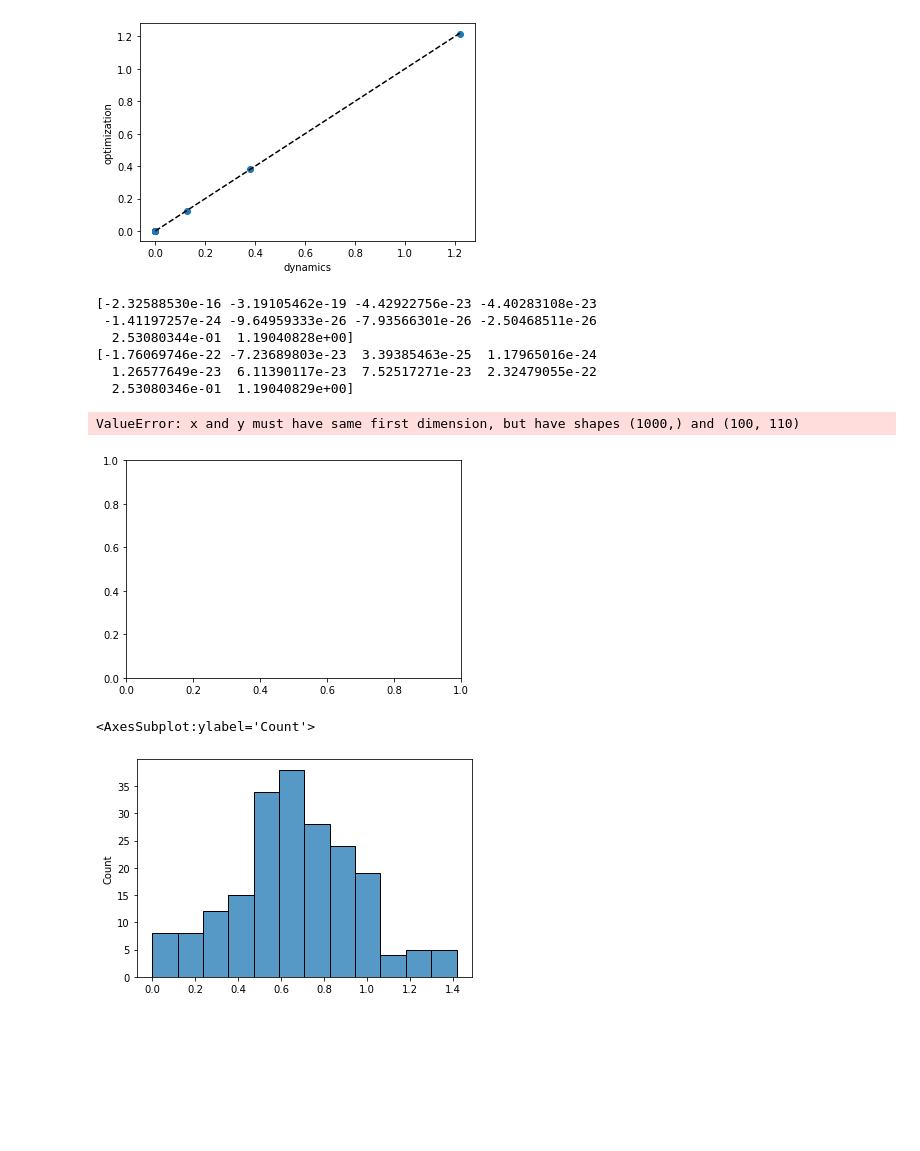
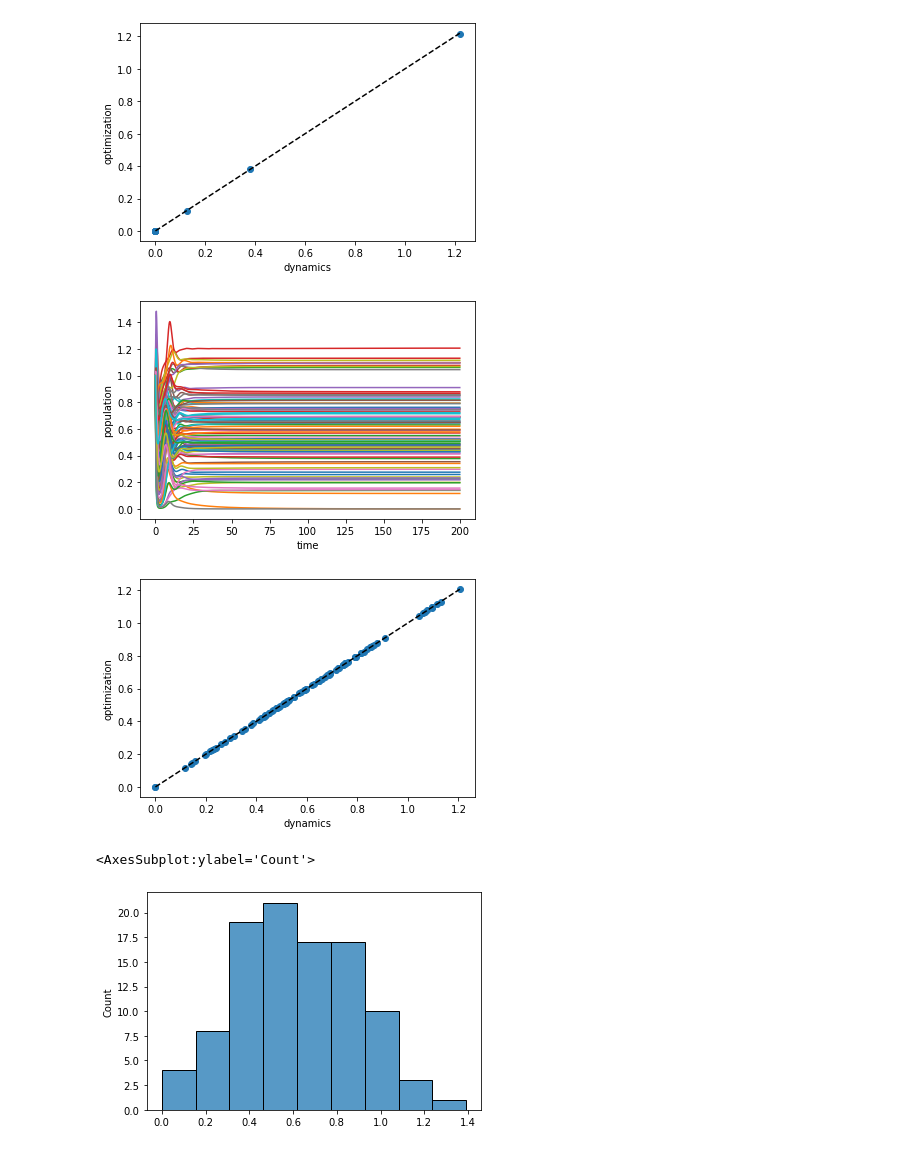
Before and after one commit to fengzhijie88/resource_consumer, a Jupyter notebook: 3 layers resource consumer model.ipynb, the cells around one changed output. Drawn from its saved outputs; the diff is of its cells as text; code cells hidden in the pictures; blank space fills up the shorter version.

```diff
--- a/3 layers resource consumer model.ipynb
+++ b/3 layers resource consumer model.ipynb
@@ -72,28 +72,17 @@ plt.show()
 # %% [output]
 [figure]
 [figure]
-# %%
-print(np.sort(ys.T[x_num:x_num+n_num].T[-1]))
-print(np.sort(Ns.value))
-# %% [output]
-[-2.32588530e-16 -3.19105462e-19 -4.42922756e-23 -4.40283108e-23
- -1.41197257e-24 -9.64959333e-26 -7.93566301e-26 -2.50468511e-26
-  2.53080344e-01  1.19040828e+00]
-[-1.76069746e-22 -7.23689803e-23  3.39385463e-25  1.17965016e-24
-  1.26577649e-23  6.11390117e-23  7.52517271e-23  2.32479055e-22
-  2.53080346e-01  1.19040829e+00]
 # %%
 x_num=100
-r_num=10
+r_num=100
 
 
 meanC=1
-
 sdC=1
 
 #np.random.seed(20)
 
-statevec=2*np.ones((x_num+r_num))
+statevec=np.ones((x_num+r_num))
 
 
 C=meanC/r_num+sdC*np.random.normal(0, 1, (x_num,r_num))/np.sqrt(r_num)
@@ -105,53 +94,53 @@ def d_statevec_dt(t,statevec):
 
 
         Xs=statevec[:x_num]
-
         Rs=statevec[x_num:]
-
         dXs=Xs*(np.dot(C,Rs)-m)
-
         dRs=Rs*(K-Rs-np.dot(C.T,Xs))
 
 
         return np.concatenate((dXs,dRs),axis=None)
 
-maxtime=100
+maxtime=200
 
 steps=1000
 ts = np.linspace(0,maxtime,steps)
 sol = solve_ivp(d_statevec_dt, t_span=[0,maxtime],y0=statevec,t_eval=ts,method='LSODA')
-ys=sol.y
+ys=sol.y.T
 
 #plt.plot(np.sort(ys.T[x_num:x_num+n_num].T[-1]),'o')
+plt.plot(ts,ys.T[x_num:].T)
 
 
-plt.plot(ts,ys[:, :x_num].T)
+#plt.plot(ts,ys[:, :x_num].T)
 plt.xlabel('time')
 plt.ylabel('population')
 
 Rs = cvx.Variable(r_num)
 constraints=[C@Rs <= m,Rs>=0]
 
 
-prob = cvx.Problem(cvx.Minimize(cvx.quad_form(Rs-K,np.ones((r_num,r_num)))),
+prob = cvx.Problem(cvx.Minimize(cvx.quad_form(Rs-K,np.identity(r_num))),
                          constraints)
 prob.solve()
 plt.figure()
 #plt.plot(np.sort(Ns.value),'o')
 #constraints[0].dual_value
 #for value in Ns.value:
  #      plt.axhline(value)
 #plt.ylim(0,2)
 plt.xlabel("dynamics")
 plt.ylabel("optimization")
 plt.plot(np.sort(ys.T[x_num:].T[-1]),np.sort(Rs.value),'o')
+plt.plot(np.linspace(0, ys.T[x_num:].T[-1].max()),np.linspace(0, ys.T[x_num:].T[-1].max()), 'k--')
+
 plt.show()
 #print(ys.T[x_num:x_num+n_num].T)
 # %% [output]
-ValueError: x and y must have same first dimension, but have shapes (1000,) and (100, 110)
-[figure, old version]
+[figure, new version]
+[figure, added]
 # %%
 sns.histplot(ys.T[x_num:].T[-1])
 # %% [output]
 <AxesSubplot:ylabel='Count'>
-[figure, old version]
+[figure, new version]
```
Also changed, not shown: parts of 7 cells of this notebook.
